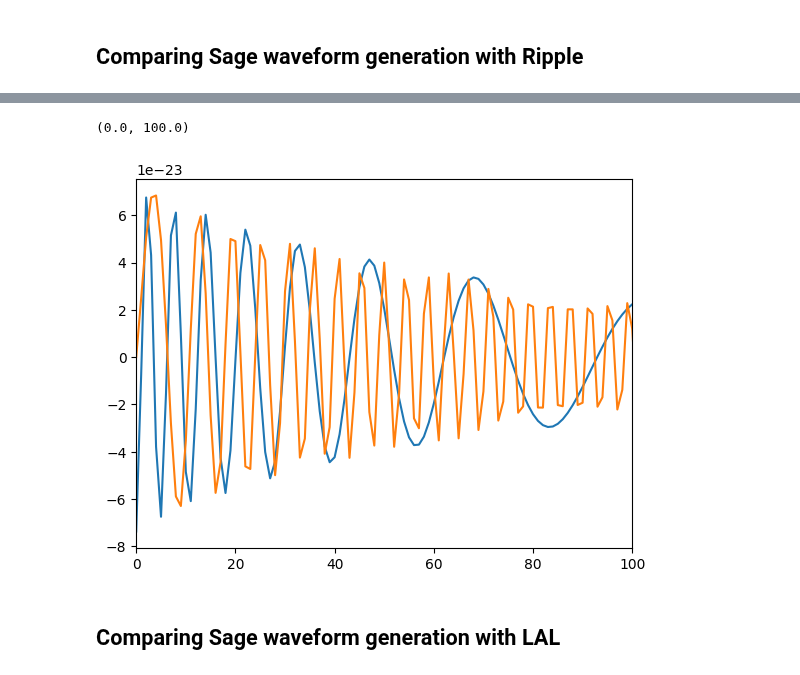
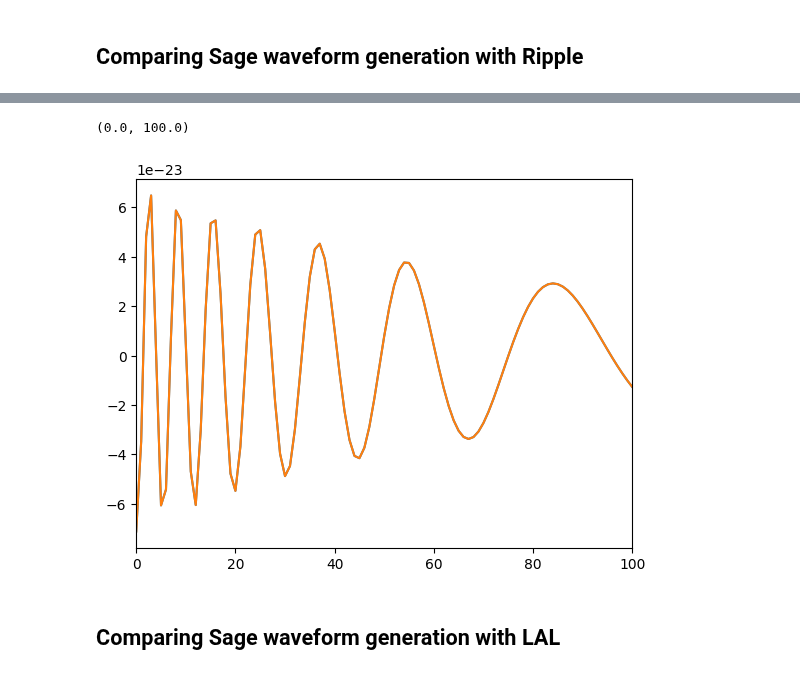
Before and after one commit to nnarenraju/sage, a Jupyter notebook: repro/start_here.ipynb, the cells around one changed output, grey strips where cells are left out. Drawn from its saved outputs; the diff is of its cells as text; code cells hidden in the pictures.

Commit message:
Testing Ripple and Sage step by step

```diff
--- a/repro/start_here.ipynb
+++ b/repro/start_here.ipynb
@@ -175,12 +175,12 @@ from sage.core.conversions import mass1_mass2_to_mchirp_eta
 from sage.data.waveform import helper
 # %%
 # Generate the frequency grid
-f_l = 20
-f_u = 2048
+f_l = 20.
+f_u = 2048.
 del_f = 0.25
 sample_length_in_s = 1./del_f
-fs = torch.arange(f_l, f_u, del_f).to(device='cuda:0')
-f_ref = f_l
+fs = torch.arange(f_l, f_u, del_f).to(device='cuda:0', dtype=torch.float64)
+f_ref = torch.tensor(f_l, dtype=torch.float64)
 # %%
 def get_waveform_kwargs(mass):
     # And finally lets generate the waveform (IMRPhenomPv2)!
@@ -200,7 +200,7 @@ def get_waveform_kwargs(mass):
     incl = 0.0
 
     Mc, eta = mass1_mass2_to_mchirp_eta(m1_msun, m2_msun)
-    theta_sage = torch.tensor([Mc, eta, s1x, s1y, s1z, s2x, s2y, s2z, dist_mpc, tc, phiRef, incl], device='cuda:0')
+    theta_sage = torch.tensor([Mc, eta, s1x, s1y, s1z, s2x, s2y, s2z, dist_mpc, tc, phiRef, incl], device='cuda:0', dtype=torch.float64)
 
     return theta_sage
 # %%
@@ -269,7 +281,6 @@ def get_waveform_kwargs(mass):
 
     return theta_ripple
 
-@jax.jit
 def waveform_generate(theta):
-    data = gen_IMRPhenomPv2_hphc(fs, theta, f_ref)
+    data = gen_IMRPhenomPv2_hphc(fs[1:], theta, f_ref)
     return data
@@ -284,11 +311,10 @@ Time taken to produce num_waveforms = 10000 with JAX = 0.0017152323484420776 sec
 # %%
-hp_ripple, _ = waveform_generate(theta_ripple)
+plt.plot(hp_sage.cpu().detach().numpy())
 plt.plot(hp_ripple)
-plt.plot(hp_sage)
 plt.xlim(0, 100)
 # %% [output]
 (0.0, 100.0)
-[figure, old version]
+[figure, new version]
 # %% [markdown]
 ## Comparing Sage waveform generation with LAL
 # %%
```
Also changed, not shown: parts of 9 cells of this notebook.
